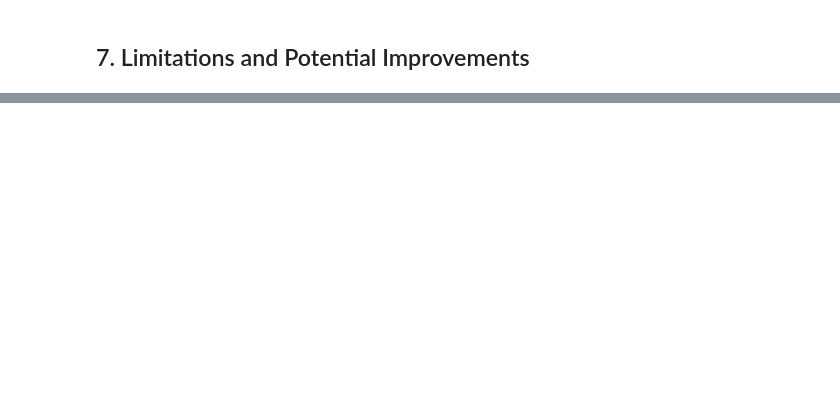
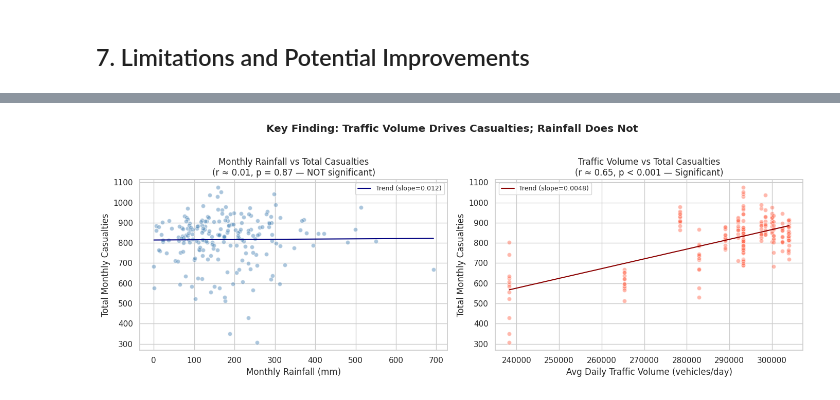
Before and after one commit to ch11nn/SC3021, a Jupyter notebook: SC3021_Project_Group_9.ipynb, the cells around one changed output, grey strips where cells are left out. Cells and saved outputs as stored; diff of their text form; code cells hidden in the pictures; blank space fills up the shorter version.

```diff
--- a/SC3021_Project_Group_9.ipynb
+++ b/SC3021_Project_Group_9.ipynb
@@ -994,0 +1257,30 @@ Effect of Rainfall: The coefficient for rainfall_mm is 0.0665, meaning that or e
+# %%
+# ── Presentation of Main Results ──────────────────────────────────────────
+# Chart 1: Scatter plots – Rainfall vs Casualties  &  Traffic Volume vs Casualties
+fig, axes = plt.subplots(1, 2, figsize=(14, 5))
+
+# Panel A: rainfall vs total casualties
+axes[0].scatter(df['rainfall_mm'], df['total_casualties'], alpha=0.45, color='steelblue', edgecolors='white')
+m, b = np.polyfit(df['rainfall_mm'], df['total_casualties'], 1)
+x_line = np.linspace(df['rainfall_mm'].min(), df['rainfall_mm'].max(), 100)
+axes[0].plot(x_line, m * x_line + b, color='navy', label=f'Trend (slope={m:.3f})')
+axes[0].set_title('Monthly Rainfall vs Total Casualties\n(r ≈ 0.01, p = 0.87 — NOT significant)')
+axes[0].set_xlabel('Monthly Rainfall (mm)')
+axes[0].set_ylabel('Total Monthly Casualties')
+axes[0].legend(fontsize=9)
+
+# Panel B: traffic volume vs total casualties
+axes[1].scatter(df['traffic_volume'], df['total_casualties'], alpha=0.45, color='tomato', edgecolors='white')
+m2, b2 = np.polyfit(df['traffic_volume'], df['total_casualties'], 1)
+x_line2 = np.linspace(df['traffic_volume'].min(), df['traffic_volume'].max(), 100)
+axes[1].plot(x_line2, m2 * x_line2 + b2, color='darkred', label=f'Trend (slope={m2:.4f})')
+axes[1].set_title('Traffic Volume vs Total Casualties\n(r ≈ 0.65, p < 0.001 — Significant)')
+axes[1].set_xlabel('Avg Daily Traffic Volume (vehicles/day)')
+axes[1].set_ylabel('Total Monthly Casualties')
+axes[1].legend(fontsize=9)
+
+plt.suptitle('Key Finding: Traffic Volume Drives Casualties; Rainfall Does Not', fontweight='bold', y=1.02)
+plt.tight_layout()
+plt.show()
+# %% [output]
+[figure, added]
```
Also changed, not shown: parts of 44 cells of this notebook.
